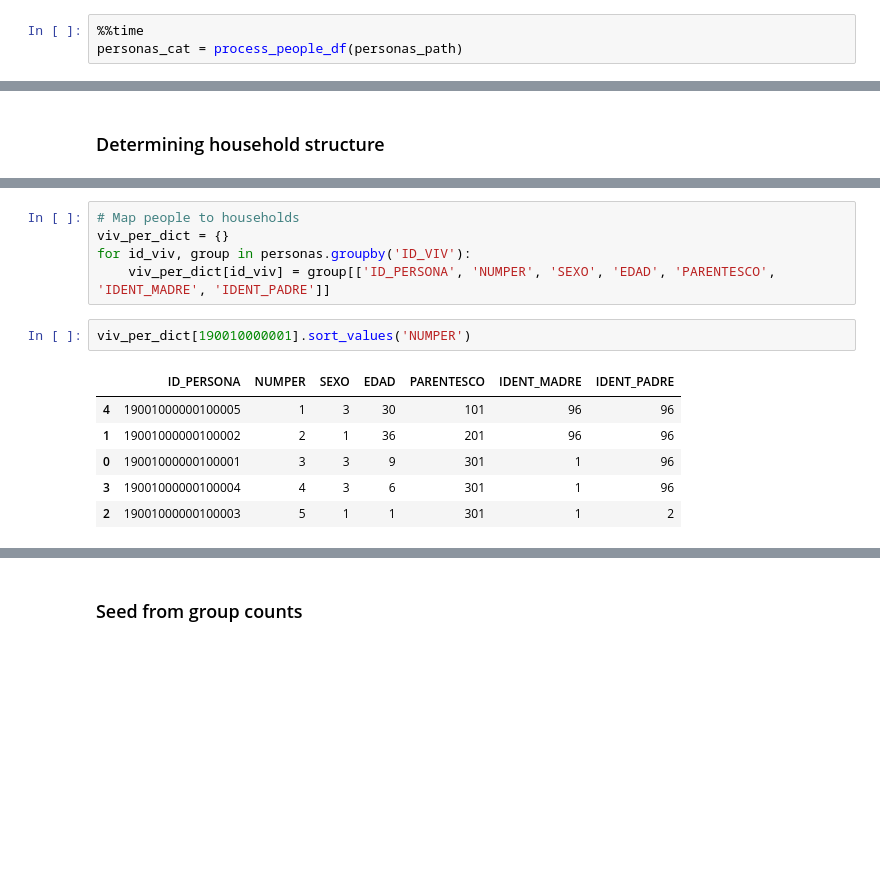
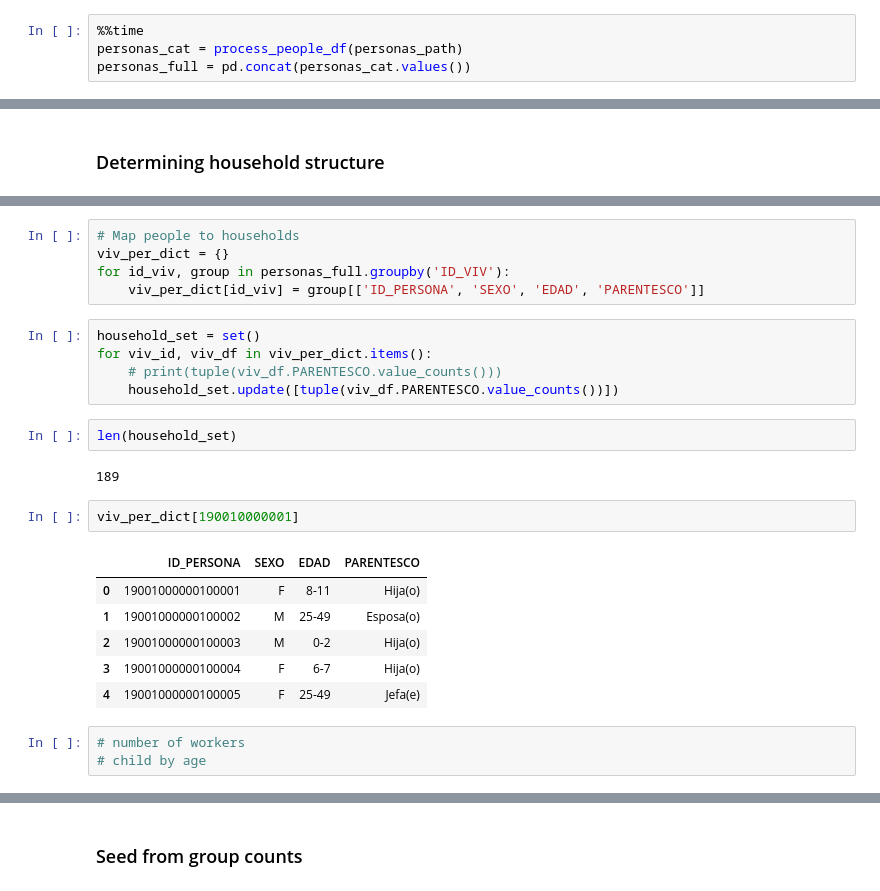
Before and after one commit to CentroFuturoCiudades/population-synthesis, a Jupyter notebook: notebooks/Censo_ageb_manz.ipynb, the cells around one changed output, grey strips where cells are left out. Cells and saved outputs as stored; diff of their text form; blank space fills up the shorter version.

Commit message:
Household survey preprocessing done

```diff
--- a/notebooks/Censo_ageb_manz.ipynb
+++ b/notebooks/Censo_ageb_manz.ipynb
@@ -36,4 +48,5 @@ census_resageburb_path = Path('../data/census_ageb_manz/RESAGEBURB_19CSV20.csv')
 # %%
 %%time
 personas_cat = process_people_df(personas_path)
+personas_full = pd.concat(personas_cat.values())
 # %% [output]
@@ -154,14 +289,26 @@ od_df.head()
 # %%
 # Map people to households
 viv_per_dict = {}
-for id_viv, group in personas.groupby('ID_VIV'):
-    viv_per_dict[id_viv] = group[['ID_PERSONA', 'NUMPER', 'SEXO', 'EDAD', 'PARENTESCO', 'IDENT_MADRE', 'IDENT_PADRE']]
+for id_viv, group in personas_full.groupby('ID_VIV'):
+    viv_per_dict[id_viv] = group[['ID_PERSONA', 'SEXO', 'EDAD', 'PARENTESCO']]
-# %%
-viv_per_dict[190010000001].sort_values('NUMPER')
-# %% [output]
-|  | ID_PERSONA | NUMPER | SEXO | EDAD | PARENTESCO | IDENT_MADRE | IDENT_PADRE |
-| 4 | 19001000000100005 | 1 | 3 | 30 | 101 | 96 | 96 |
-| 1 | 19001000000100002 | 2 | 1 | 36 | 201 | 96 | 96 |
-| 0 | 19001000000100001 | 3 | 3 | 9 | 301 | 1 | 96 |
-| 3 | 19001000000100004 | 4 | 3 | 6 | 301 | 1 | 96 |
-| 2 | 19001000000100003 | 5 | 1 | 1 | 301 | 1 | 2 |
+# %%
+household_set = set()
+for viv_id, viv_df in viv_per_dict.items():
+    # print(tuple(viv_df.PARENTESCO.value_counts()))
+    household_set.update([tuple(viv_df.PARENTESCO.value_counts())])
+# %%
+len(household_set)
+# %% [output]
+189
+# %%
+viv_per_dict[190010000001]
+# %% [output]
+|  | ID_PERSONA | SEXO | EDAD | PARENTESCO |
+| 0 | 19001000000100001 | F | 8-11 | Hija(o) |
+| 1 | 19001000000100002 | M | 25-49 | Esposa(o) |
+| 2 | 19001000000100003 | M | 0-2 | Hija(o) |
+| 3 | 19001000000100004 | F | 6-7 | Hija(o) |
+| 4 | 19001000000100005 | F | 25-49 | Jefa(e) |
+# %%
+# number of workers
+# child by age
```
Also changed, not shown: parts of 26 cells of this notebook, 4 other files.
